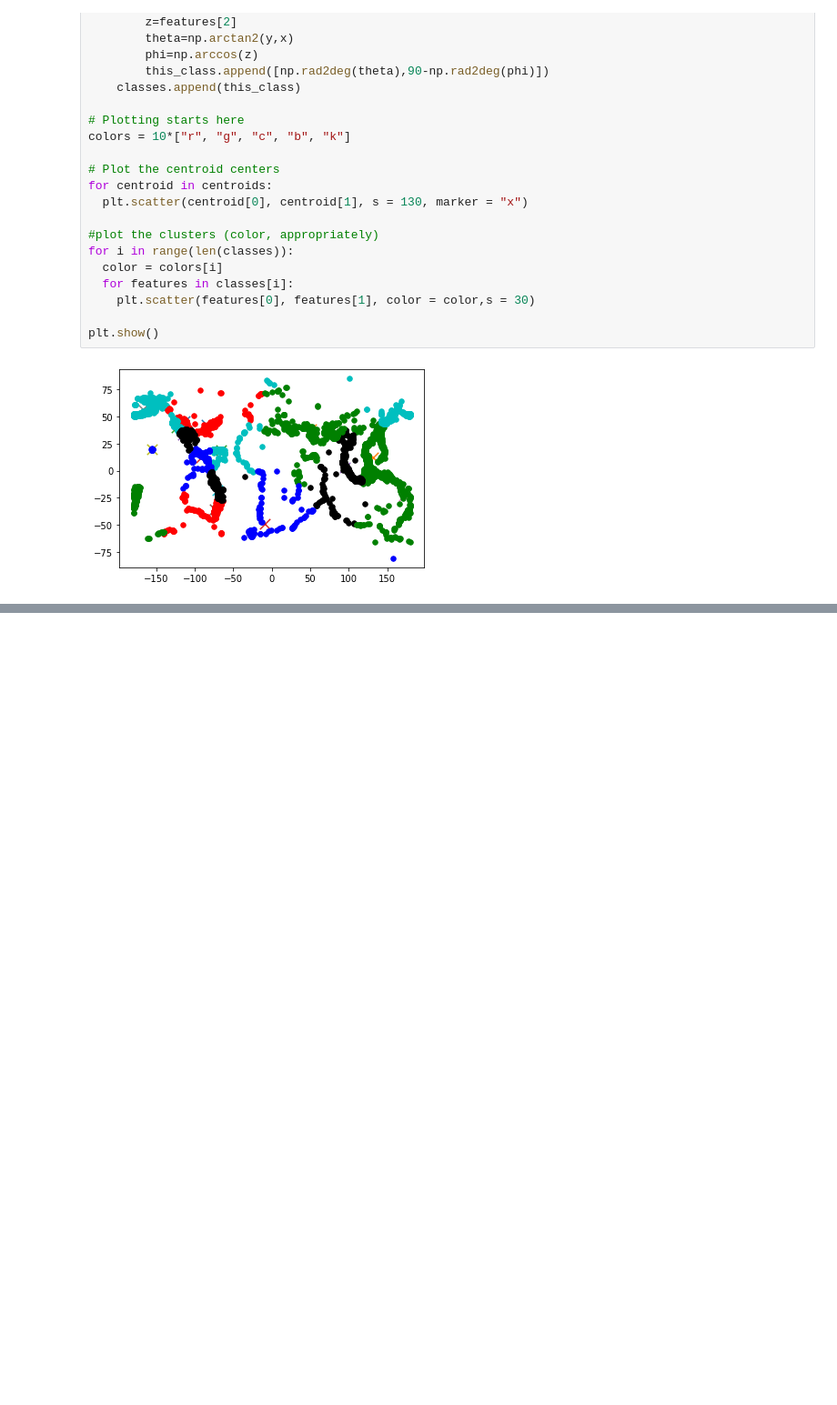
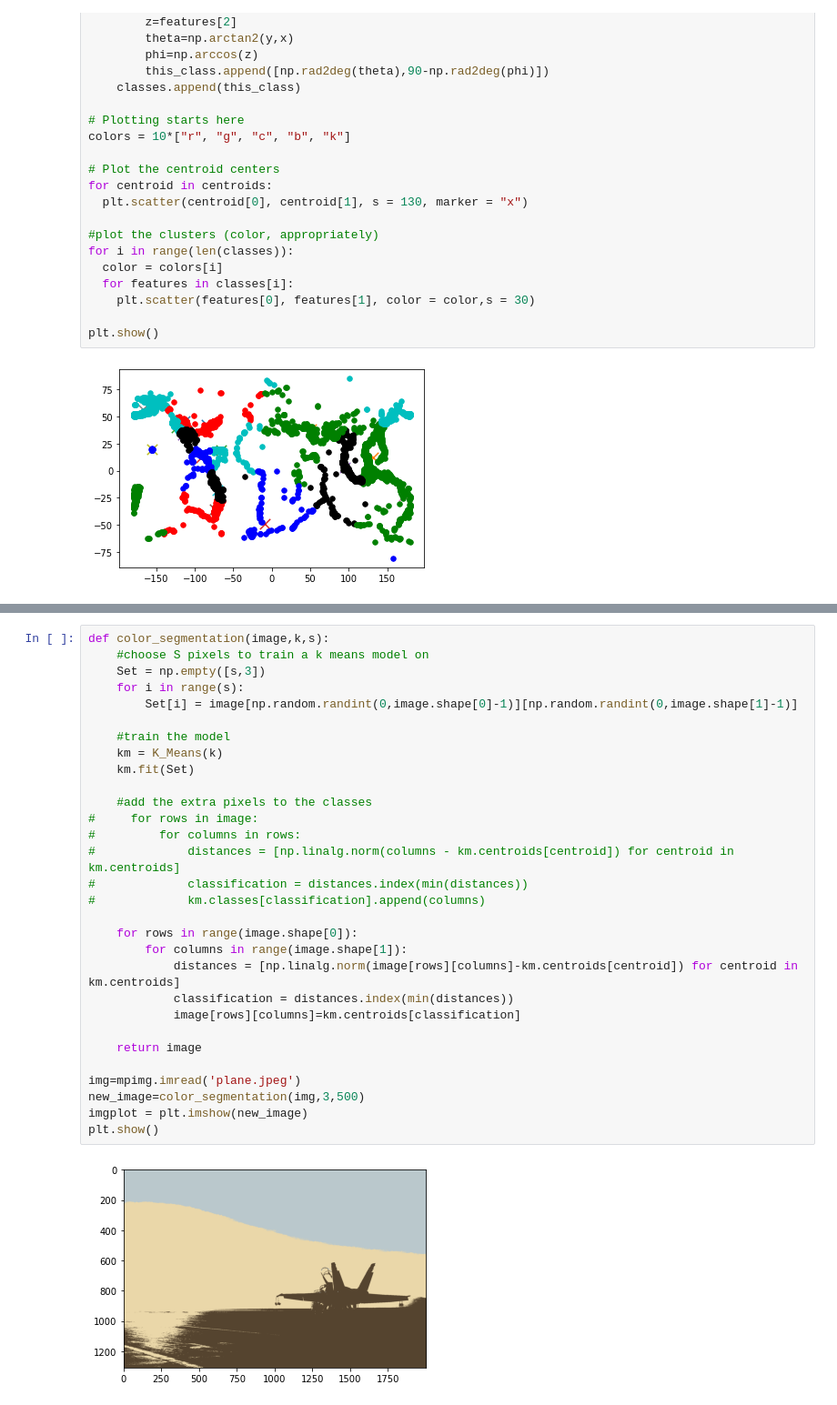
Before and after one commit to calvinrboyce/EMC2, a Jupyter notebook: Math 495R Lab 18.ipynb, the cells around one changed output, grey strips where cells are left out. Shown: that part at 91% size. Drawn from its saved outputs; the diff is of its cells as text; blank space fills up the shorter version.

```diff
--- a/Math 495R Lab 18.ipynb
+++ b/Math 495R Lab 18.ipynb
@@ -165,0 +179,32 @@ plt.show()
+# %%
+def color_segmentation(image,k,s):
+    #choose S pixels to train a k means model on
+    Set = np.empty([s,3])
+    for i in range(s):
+        Set[i] = image[np.random.randint(0,image.shape[0]-1)][np.random.randint(0,image.shape[1]-1)]
+
+    #train the model
+    km = K_Means(k)
+    km.fit(Set)
+
+    #add the extra pixels to the classes
+#     for rows in image:
+#         for columns in rows:
+#             distances = [np.linalg.norm(columns - km.centroids[centroid]) for centroid in km.centroids]
+#             classification = distances.index(min(distances))
+#             km.classes[classification].append(columns)
+
+    for rows in range(image.shape[0]):
+        for columns in range(image.shape[1]):
+            distances = [np.linalg.norm(image[rows][columns]-km.centroids[centroid]) for centroid in km.centroids]
+            classification = distances.index(min(distances))
+            image[rows][columns]=km.centroids[classification]
+
+    return image
+
+img=mpimg.imread('plane.jpeg')
+new_image=color_segmentation(img,3,500)
+imgplot = plt.imshow(new_image)
+plt.show()
+# %% [output]
+[figure, added]
```
Also changed, not shown: parts of 6 cells of this notebook, 1 other file.
